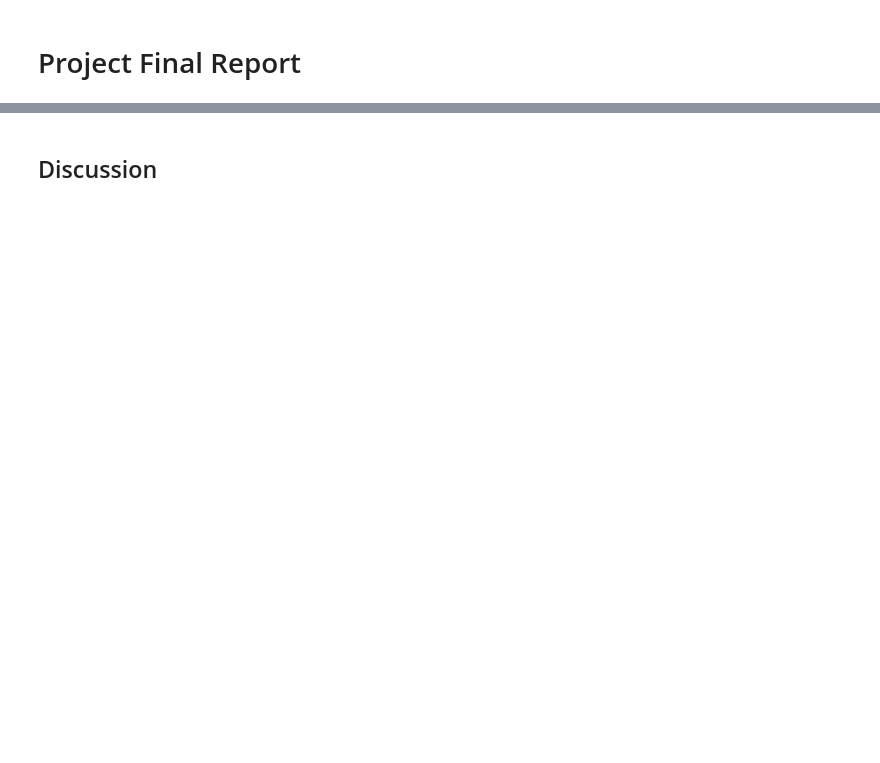
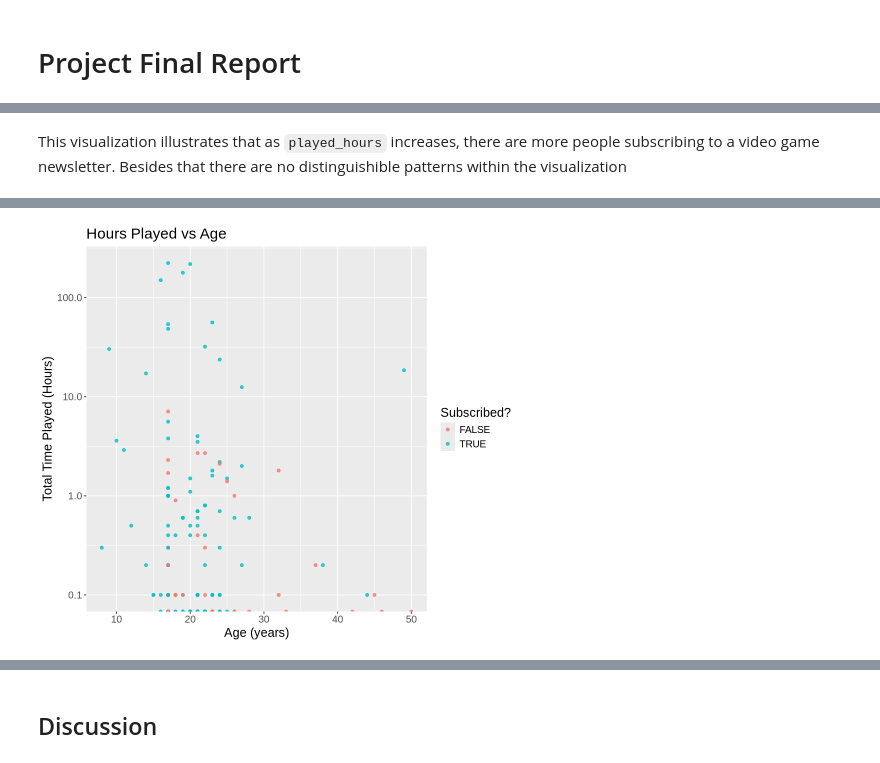
Before and after one commit to ckwok07/DSCI-100-Project-Final-Report, a Jupyter notebook: Project_Final_Report.ipynb, the cells around one changed output, grey strips where cells are left out. Drawn from its saved outputs; the diff is of its cells as text; code cells hidden in the pictures; blank space fills up the shorter version.

```diff
--- a/Project_Final_Report.ipynb
+++ b/Project_Final_Report.ipynb
@@ -116,0 +78,36 @@ A spec_tbl_df: 0 × 9
+# %%
+# Reading and viewing the players.csv data
+url <- "https://raw.githubusercontent.com/ckwok07/DSCI-100-Project-Final-Report/refs/heads/main/data/players.csv"
+players <- read_csv(url)
+# Checking for NA values in Age
+players_age_na <- players |>
+    filter(is.na(Age))
+players_age_na
+
+# Checking for NA values in played_hours
+players_played_na <- players |>
+    filter(is.na(played_hours))
+players_played_na
+
+# Checking for NA values in experience
+players_experience_na <- players |>
+    filter(is.na(experience))
+players_experience_na
+
+# Checking for NA values in subscribe
+players_subscribe_na <- players |>
+    filter(is.na(subscribe))
+players_subscribe_na
+
+# Thus only the Age column has NA values. In addition to that, because the amount of NA values in Age is relatively small,
+# we can remove them from the dataset instead of imputing the individuals' age as dropping these two players will not impact
+# the dataset very much.
+
+# Removing the NA values of age from the dataframe
+players <- players |>
+    filter(!is.na(Age))
+
+#In addition to that, we must turn the subscribe column into a factor data type as it has 2 categories that we are going to predict
+players <- players |>
+    mutate(subscribe = as.factor(subscribe))
+players
@@ -116,0 +192,12 @@ A spec_tbl_df: 0 × 9
+# %% [markdown]
+This visualization illustrates that as `played_hours` increases, there are more people subscribing to a video game newsletter. Besides that there are no distinguishible patterns within the visualization
+# %%
+# Scatterplot visualization of the relationship between age, played_hours and subscribe
+players_age_played_hours_plot <- players |>
+    ggplot(aes(x = Age, y = played_hours, color = subscribe)) +
+    geom_point(alpha = 0.8) +
+    labs(title = "Hours Played vs Age", x = "Age (years)", y = "Total Time Played (Hours)", color = "Subscribed?") +
+    scale_y_log10() +
+    theme(text = element_text(size = 15))
+players_age_played_hours_plot
+# %% [output]
@@ -116,0 +206 @@ A spec_tbl_df: 0 × 9
+[figure, added]
```
Also changed, not shown: parts of 19 cells of this notebook.
